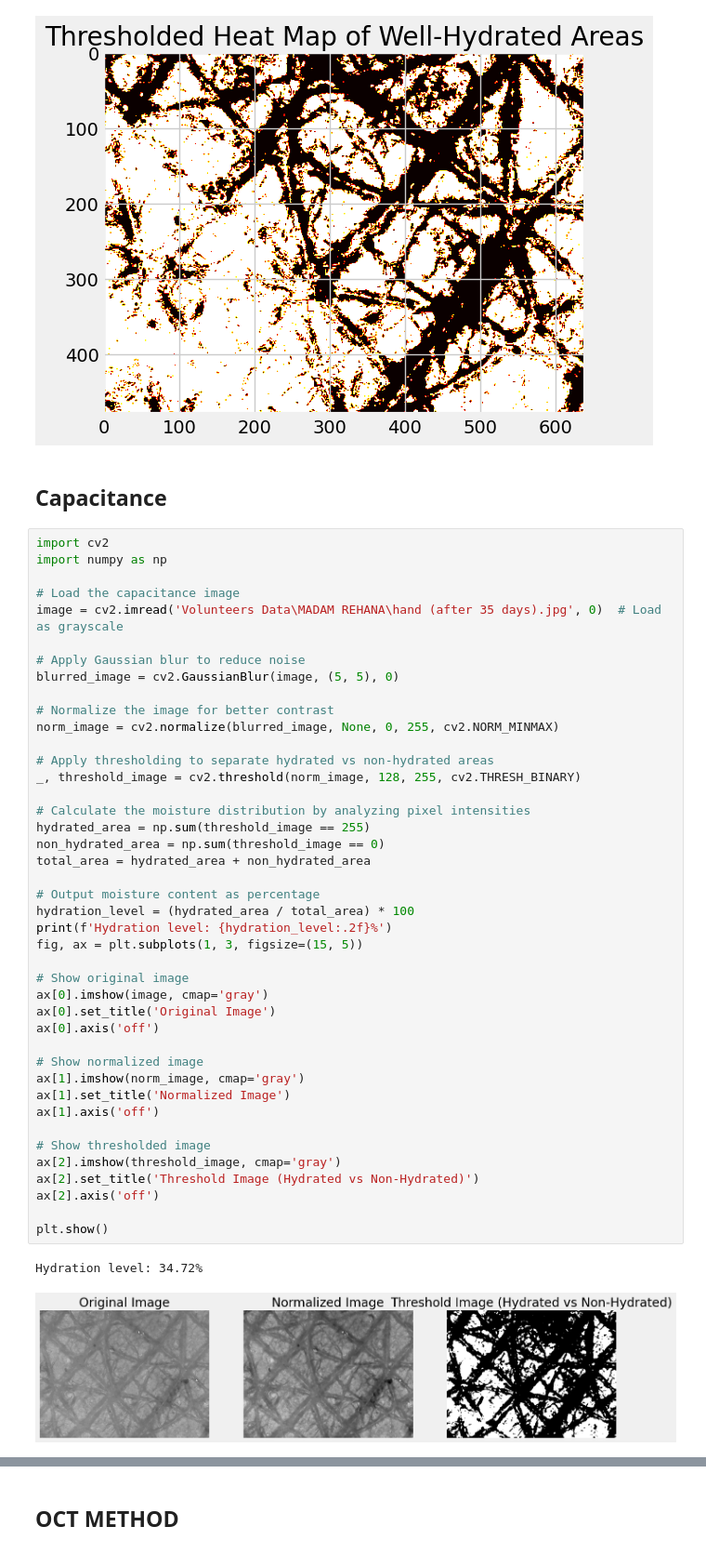
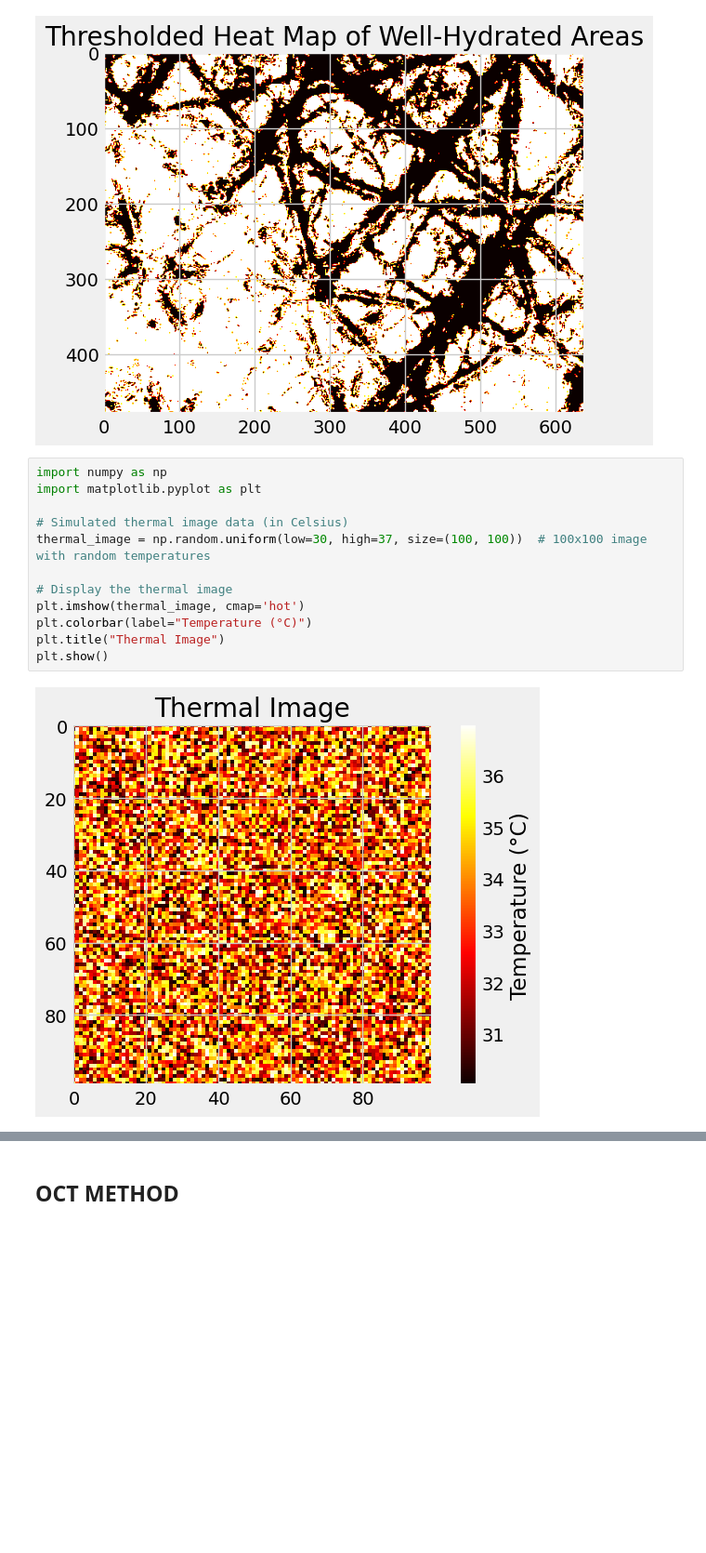
Before and after one commit to arhamwebexpert/ML, a Jupyter notebook: hydration.ipynb, the cells around one changed output, grey strips where cells are left out. Shown at 93% size. Drawn from its saved outputs; the diff is of its cells as text; blank space fills up the shorter version.

Commit message:
added hydration extraction

```diff
--- a/hydration.ipynb
+++ b/hydration.ipynb
@@ -119,50 +117,17 @@ plt.show()
 Mean Intensity: 0.6382389322916666
 Standard Deviation: 0.4805101430759397
 [figure]
-# %% [markdown]
-## Capacitance
-# %%
-import cv2
-import numpy as np
-
-# Load the capacitance image
-image = cv2.imread('Volunteers Data\MADAM REHANA\hand (after 35 days).jpg', 0)  # Load as grayscale
-
-# Apply Gaussian blur to reduce noise
-blurred_image = cv2.GaussianBlur(image, (5, 5), 0)
-
-# Normalize the image for better contrast
-norm_image = cv2.normalize(blurred_image, None, 0, 255, cv2.NORM_MINMAX)
-
-# Apply thresholding to separate hydrated vs non-hydrated areas
-_, threshold_image = cv2.threshold(norm_image, 128, 255, cv2.THRESH_BINARY)
-
-# Calculate the moisture distribution by analyzing pixel intensities
-hydrated_area = np.sum(threshold_image == 255)
-non_hydrated_area = np.sum(threshold_image == 0)
-total_area = hydrated_area + non_hydrated_area
-
-# Output moisture content as percentage
-hydration_level = (hydrated_area / total_area) * 100
-print(f'Hydration level: {hydration_level:.2f}%')
-fig, ax = plt.subplots(1, 3, figsize=(15, 5))
-
-# Show original image
-ax[0].imshow(image, cmap='gray')
-ax[0].set_title('Original Image')
-ax[0].axis('off')
-
-# Show normalized image
-ax[1].imshow(norm_image, cmap='gray')
-ax[1].set_title('Normalized Image')
-ax[1].axis('off')
-
-# Show thresholded image
-ax[2].imshow(threshold_image, cmap='gray')
-ax[2].set_title('Threshold Image (Hydrated vs Non-Hydrated)')
-ax[2].axis('off')
-
-plt.show()
-# %% [output]
-Hydration level: 34.72%
-[figure, removed]
+# %%
+import numpy as np
+import matplotlib.pyplot as plt
+
+# Simulated thermal image data (in Celsius)
+thermal_image = np.random.uniform(low=30, high=37, size=(100, 100))  # 100x100 image with random temperatures
+
+# Display the thermal image
+plt.imshow(thermal_image, cmap='hot')
+plt.colorbar(label="Temperature (°C)")
+plt.title("Thermal Image")
+plt.show()
+# %% [output]
+[figure, added]
```
Also changed, not shown: parts of 6 cells of this notebook.
